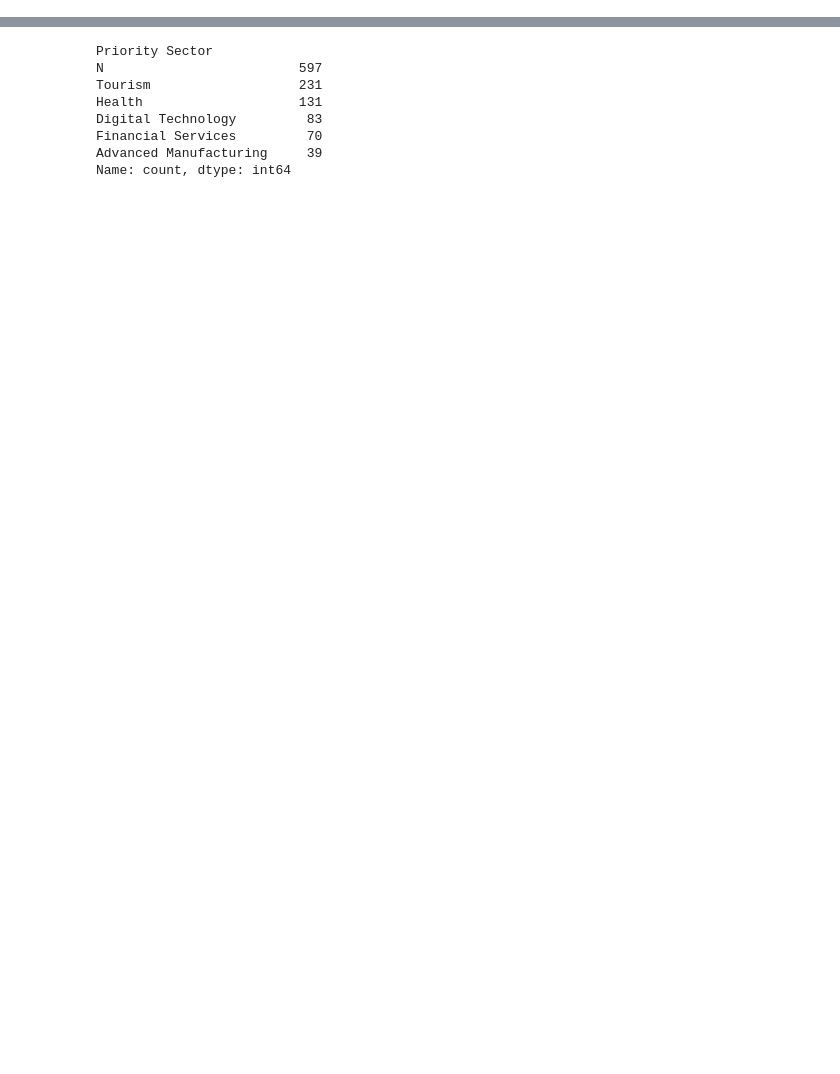
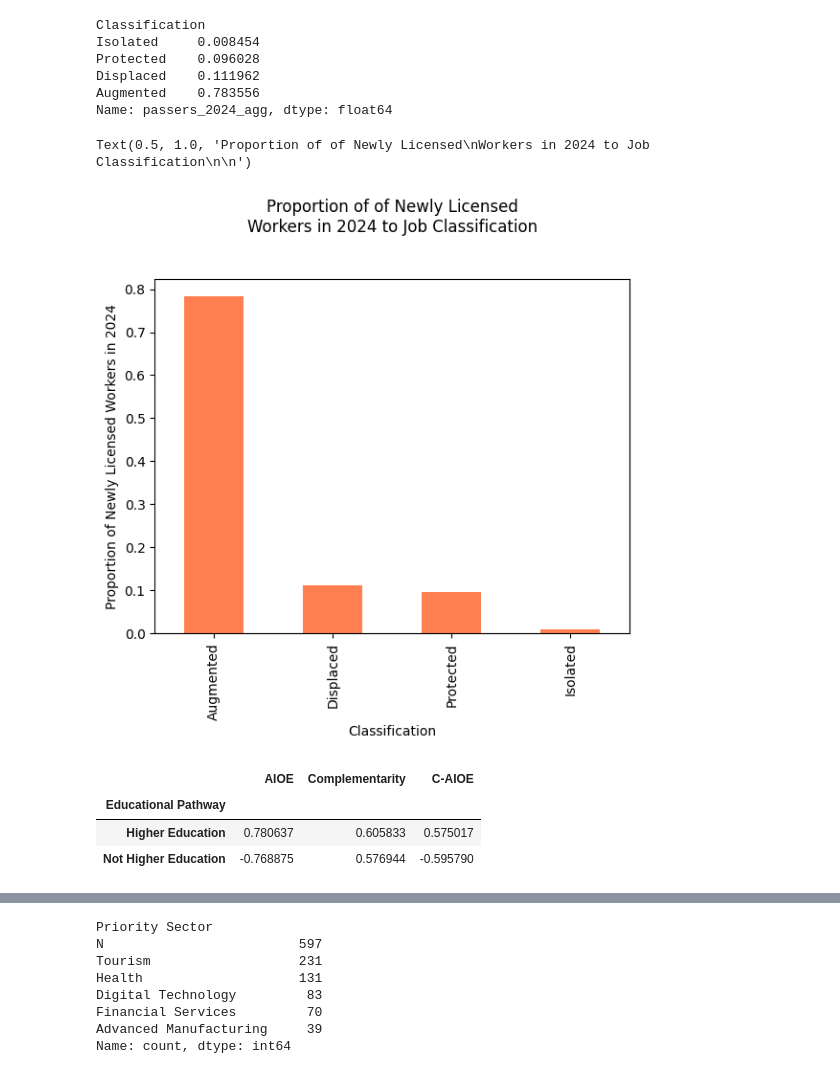
Before and after one commit to BSDSBA-JF/wadwani_intern, a Jupyter notebook: 01_mca_job_list/Combining/combining.ipynb, the cells around one changed output, grey strips where cells are left out. Cells and saved outputs as stored; diff of their text form; code cells hidden in the pictures; blank space fills up the shorter version.

```diff
--- a/01_mca_job_list/Combining/combining.ipynb
+++ b/01_mca_job_list/Combining/combining.ipynb
@@ -71,0 +88,26 @@ combined_df.to_csv('../final_mca_aioe_comple.csv', index=False)
+# %%
+norm_passers_df.sort_values()
+# %% [output]
+Classification
+Isolated     0.008454
+Protected    0.096028
+Displaced    0.111962
+Augmented    0.783556
+Name: passers_2024_agg, dtype: float64
+# %%
+is_prc = combined_df['HEI with PRC (Professional Regulation Commission) Exam'] == 'Yes'
+passers_df = combined_df[is_prc].groupby('Classification')['passers_2024_agg'].sum().sort_values(ascending=False)
+norm_passers_df = (passers_df / passers_df.sum())
+norm_passers_df.plot(kind='bar', color='coral')
+plt.ylabel('Proportion of Newly Licensed Workers in 2024')
+plt.title('Proportion of of Newly Licensed\nWorkers in 2024 to Job Classification\n\n')
+# %% [output]
+Text(0.5, 1.0, 'Proportion of of Newly Licensed\nWorkers in 2024 to Job Classification\n\n')
+[figure, added]
+# %%
+combined_df.groupby('Educational Pathway')[['AIOE', 'Complementarity','C-AIOE']].median()
+# %% [output]
+|  | AIOE | Complementarity | C-AIOE |
+| Educational Pathway |  |  |  |
+| Higher Education | 0.780637 | 0.605833 | 0.575017 |
+| Not Higher Education | -0.768875 | 0.576944 | -0.595790 |
```
Also changed, not shown: parts of 2 cells of this notebook, 40 other files.
